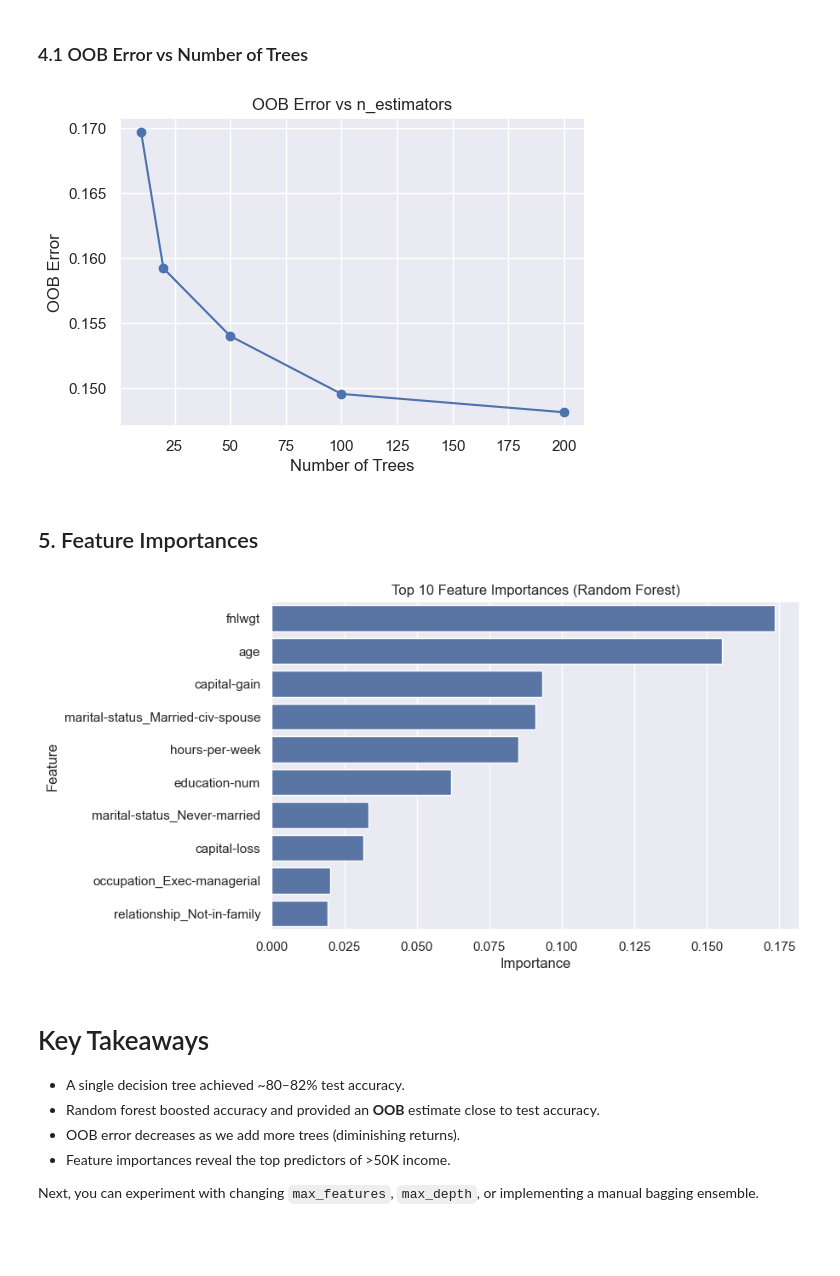
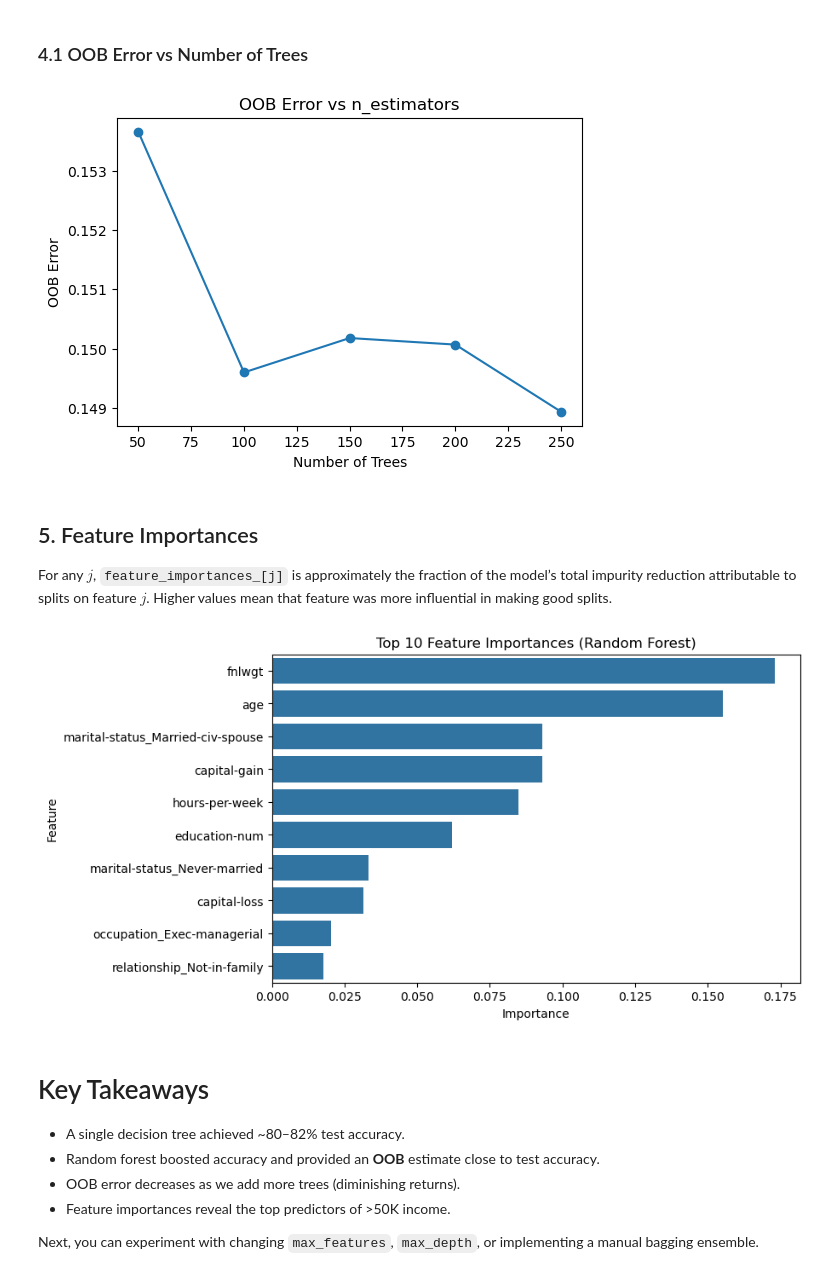
Before and after one commit to saratmoka/MATH5836, a Jupyter notebook: notebooks/week07/week7-exercise3-random-forest-bagging.ipynb, the cells around one changed output. Saved outputs shown, nothing was run; the diff lists cells and outputs as text; code cells hidden in the pictures; blank space fills up the shorter version.

```diff
--- a/notebooks/week07/week7-exercise3-random-forest-bagging.ipynb
+++ b/notebooks/week07/week7-exercise3-random-forest-bagging.ipynb
@@ -19,7 +19,7 @@ from sklearn.model_selection import train_test_split
 from sklearn.tree import DecisionTreeClassifier
 from sklearn.ensemble import RandomForestClassifier
 from sklearn.metrics import accuracy_score, confusion_matrix
-sns.set()
+#sns.set()
 # %% [markdown]
 ## 2. Load & Preprocess the Adult Income Dataset
 
@@ -119,28 +119,29 @@ RF OOB  Acc:  0.850
 ### 4.1 OOB Error vs Number of Trees
 # %%
 oob_errors = []
-n_list = [10, 20, 50, 100, 200]
+n_list = [50, 100, 150, 200, 250]
 for n in n_list:
     rf_i = RandomForestClassifier(
         n_estimators=n,
         max_features='sqrt',
         oob_score=True,
         random_state=42,
         n_jobs=-1
     )
     rf_i.fit(X_train, y_train)
     oob_errors.append(1 - rf_i.oob_score_)
 
 plt.figure(figsize=(6,4))
 plt.plot(n_list, oob_errors, marker='o')
 plt.xlabel('Number of Trees')
 plt.ylabel('OOB Error')
 plt.title('OOB Error vs n_estimators')
 plt.show()
 # %% [output]
-[figure, old version]
+[figure, new version]
 # %% [markdown]
 ## 5. Feature Importances
+For any $j$, `feature_importances_[j]` is approximately the fraction of the model’s total impurity reduction attributable to splits on feature $j$.  Higher values mean that feature was more influential in making good splits.
 # %%
 # get importances from the 100-tree forest
 importances = rf.feature_importances_
@@ -154,7 +155,7 @@ plt.xlabel('Importance')
 plt.ylabel('Feature')
 plt.show()
 # %% [output]
-[figure, old version]
+[figure, new version]
 # %% [markdown]
 # Key Takeaways
 
```
Also changed, not shown: parts of 2 cells of this notebook, 3 other files.
